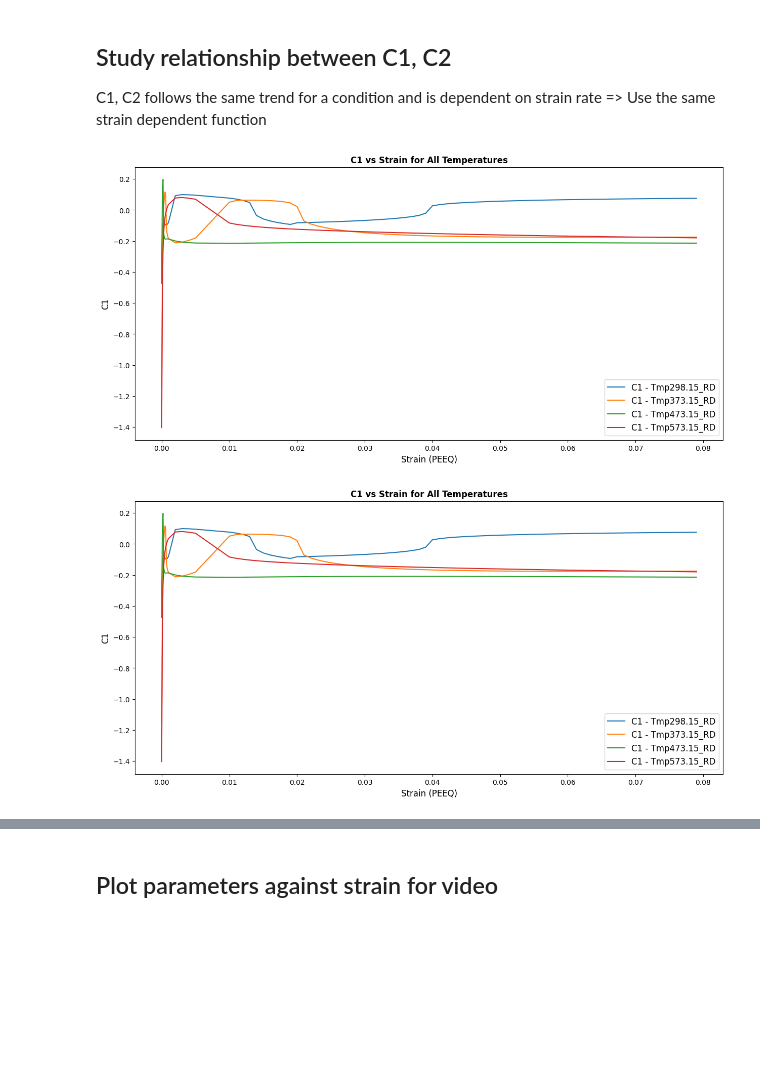
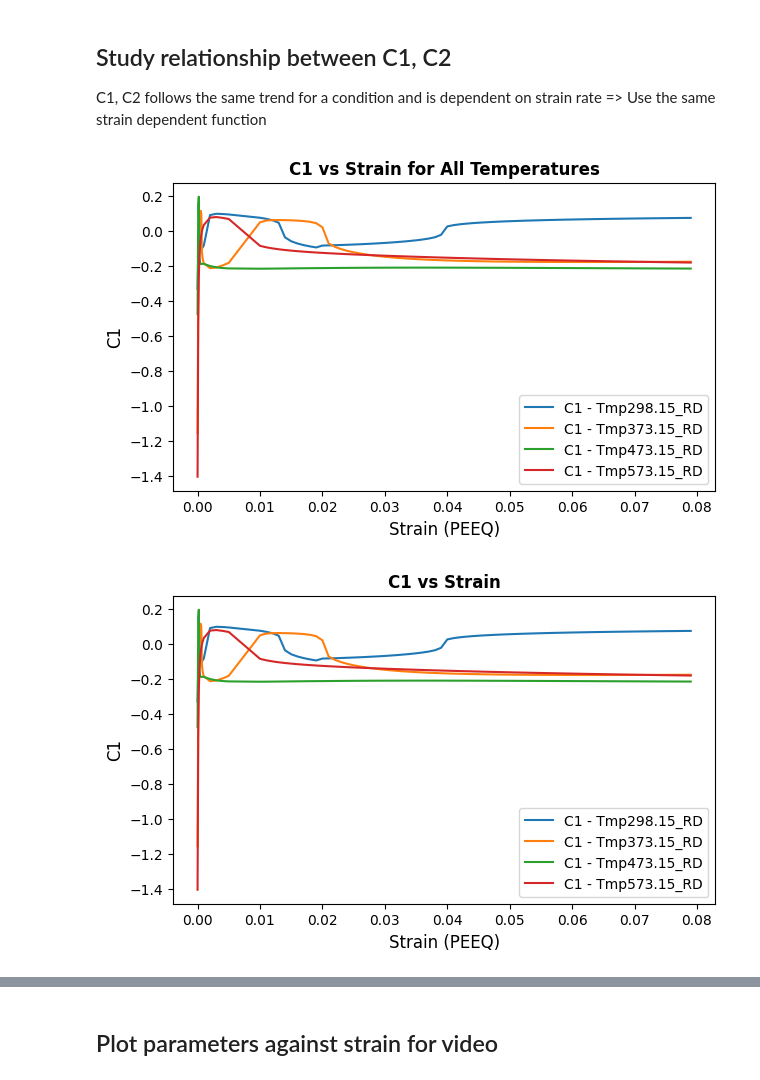
Before and after one commit to meiannnnn/coe-final-project, a Jupyter notebook: strain_rate_calibration/student2/student2.ipynb, the cells around one changed output, grey strips where cells are left out. Saved outputs shown, nothing was run; the diff lists cells and outputs as text; code cells hidden in the pictures; blank space fills up the shorter version.

```diff
--- a/strain_rate_calibration/student2/student2.ipynb
+++ b/strain_rate_calibration/student2/student2.ipynb
@@ -179,7 +206,7 @@ temperature_files = ['Tmp298.15_RD', 'Tmp373.15_RD', 'Tmp473.15_RD', 'Tmp573.15_
 
 # Function to plot parameters based on condition
 def plot_parameters(df, x_col, y_col, filter_condition, title, xlabel, ylabel):
-    plt.figure(figsize=(15, 7))
+    plt.figure(figsize=(7, 4))
     for temp_file in temperature_files:
         df = pd.read_csv(f"Parameters_{temp_file}_new.csv")
         if filter_condition == "x < 0.5":
@@ -187,37 +214,37 @@ def plot_parameters(df, x_col, y_col, filter_condition, title, xlabel, ylabel):
         else:
             filtered_df = df
         plt.plot(filtered_df[x_col], filtered_df[y_col], label=f'{y_col} - {temp_file}')
     plt.xlabel(xlabel, fontsize=12)
     plt.ylabel(ylabel, fontsize=12)
     plt.title(f'{title}', fontweight='bold', fontsize=12)
-    plt.legend(loc='lower right', fontsize=12)
+    plt.legend(fontsize=10)
     #plt.xlim(left=0)
     #plt.ylim(bottom=min(df[y_col]))
     plt.show()
 
 # Plot C1
 plot_parameters(df=None, x_col='PEEQ', y_col='C1', filter_condition="strain < 0.5",
                 title='C1 vs Strain for All Temperatures', xlabel='Strain (PEEQ)', ylabel='C1')
 plot_parameters(df=None, x_col='PEEQ', y_col='C1', filter_condition="all x",
-                title='C1 vs Strain for All Temperatures', xlabel='Strain (PEEQ)', ylabel='C1')
+                title='C1 vs Strain', xlabel='Strain (PEEQ)', ylabel='C1')
 
 # Plot C2
 plot_parameters(df=None, x_col='PEEQ', y_col='C2', filter_condition="strain < 0.5",
                 title='C2 vs Strain for All Temperatures', xlabel='Strain (PEEQ)', ylabel='C2')
 plot_parameters(df=None, x_col='PEEQ', y_col='C2', filter_condition="all strain",
-                title='C2 vs Strain for All Temperatures', xlabel='Strain (PEEQ)', ylabel='C2')
+                title='C2 vs Strain', xlabel='Strain (PEEQ)', ylabel='C2')
 
 # Plot C3
 plot_parameters(df=None, x_col='PEEQ', y_col='C3', filter_condition="strain < 0.5",
                 title='C3 vs Strain for All Temperatures', xlabel='Strain (PEEQ)', ylabel='C3')
 plot_parameters(df=None, x_col='PEEQ', y_col='C3', filter_condition="all strain",
-                title='C3 vs Strain for All Temperatures', xlabel='Strain (PEEQ)', ylabel='C3')
+                title='C3 vs Strain', xlabel='Strain (PEEQ)', ylabel='C3')
 
 # Plot C4
 plot_parameters(df=None, x_col='PEEQ', y_col='C4', filter_condition="strain < 0.5",
                 title='C4 vs Strain for All Temperatures', xlabel='Strain (PEEQ)', ylabel='C4')
 plot_parameters(df=None, x_col='PEEQ', y_col='C4', filter_condition="all strain",
-                title='C4 vs Strain for All Temperatures', xlabel='Strain (PEEQ)', ylabel='C4')
+                title='C4 vs Strain', xlabel='Strain (PEEQ)', ylabel='C4')
 # %% [output]
-[figure, old version]
+[figure, new version]
-[figure, old version]
+[figure, new version]
```
Also changed, not shown: parts of 8 cells of this notebook, 12 other files.
